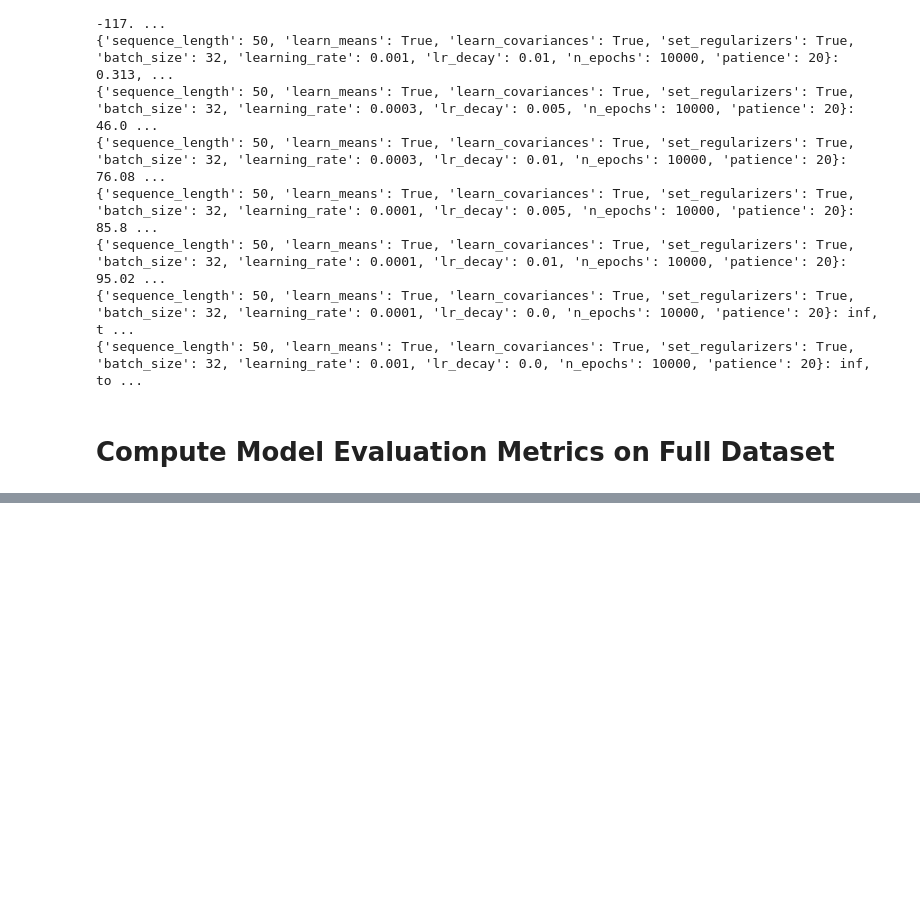
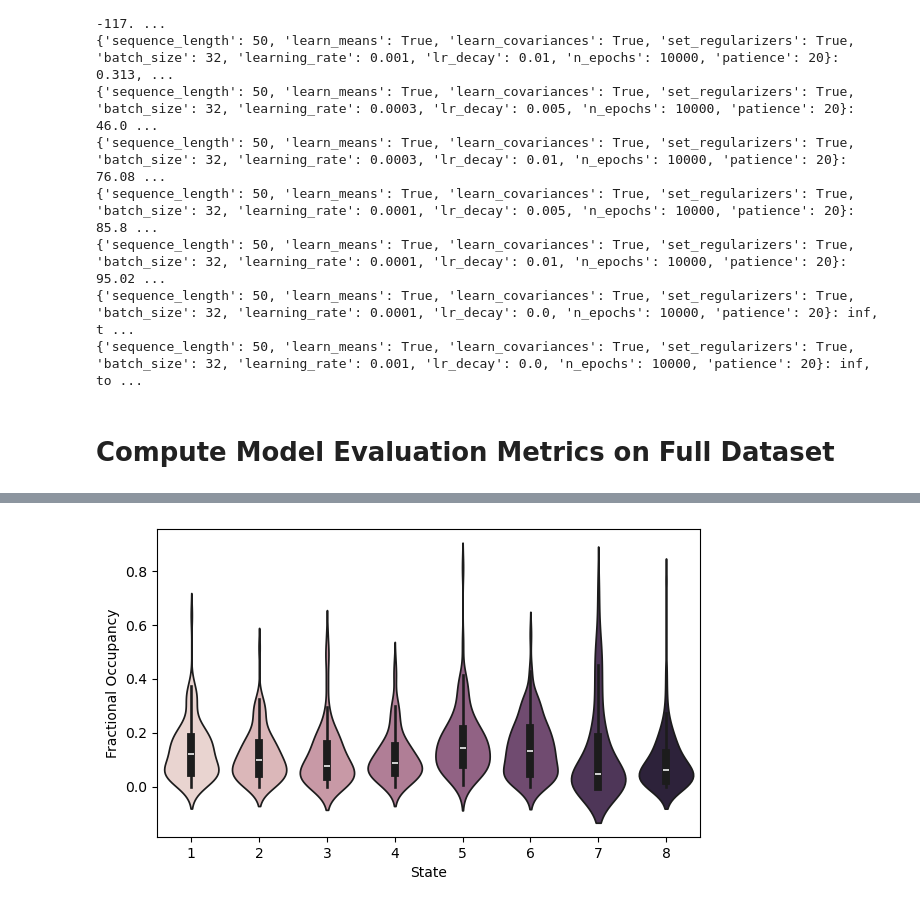
Before and after one commit to efei01/dFNC, a Jupyter notebook: HMM/HMM_analysis_v2.ipynb, the cells around one changed output, grey strips where cells are left out. Cells and saved outputs as stored; diff of their text form; code cells hidden in the pictures; blank space fills up the shorter version.

```diff
--- a/HMM/HMM_analysis_v2.ipynb
+++ b/HMM/HMM_analysis_v2.ipynb
@@ -260,0 +381,5 @@ KeyError: 'realizaations'
+# %%
+# Plot the distribution of fractional occupancy (FO) across subjects
+fig, ax = plotting.plot_violin(fo.T, x_label="State", y_label="Fractional Occupancy")
+# %% [output]
+[figure, added]
```
Also changed, not shown: parts of 27 cells of this notebook, 3 other files.
